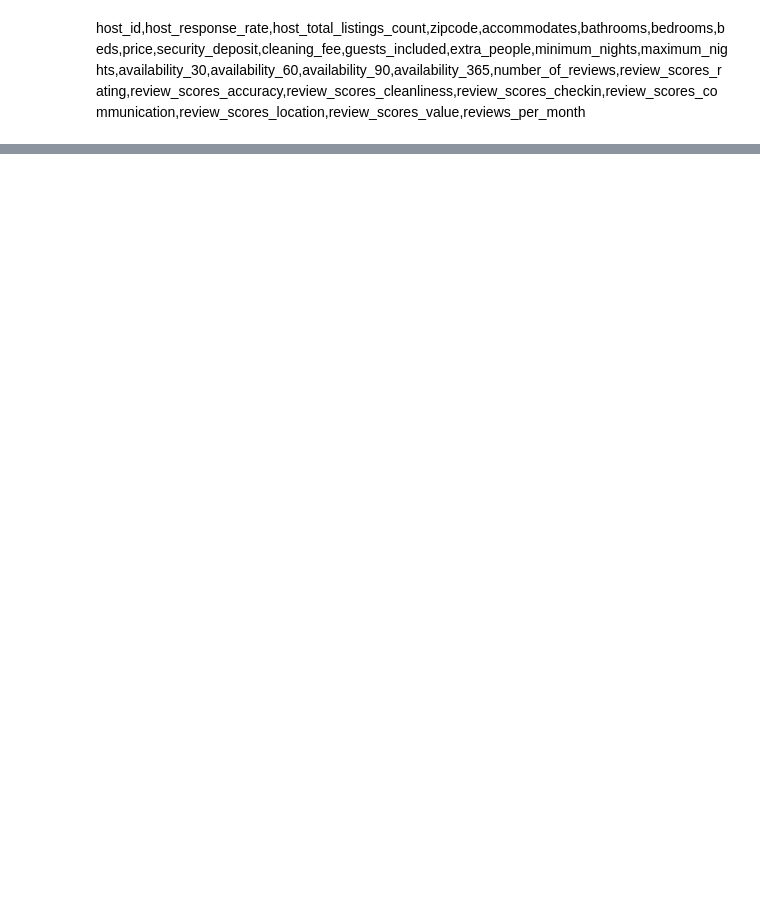
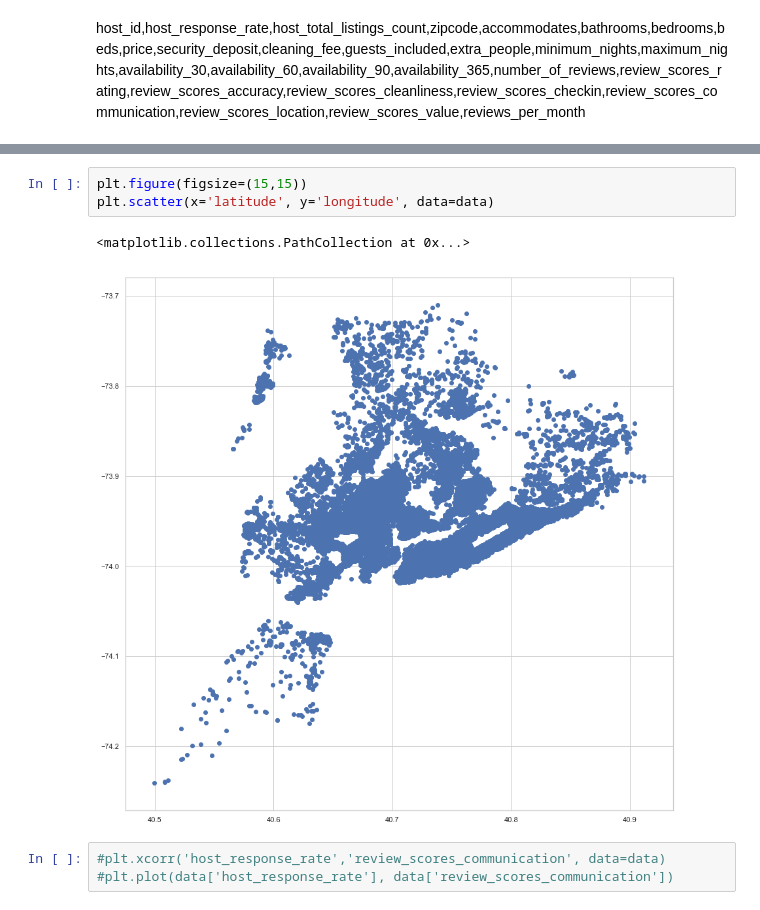
Before and after one commit to kavishashroff/Springboard, a Jupyter notebook: Capstone 1/EDA.ipynb, the cells around one changed output, grey strips where cells are left out. Saved outputs shown, nothing was run; the diff lists cells and outputs as text; blank space fills up the shorter version.

```diff
--- a/Capstone 1/EDA.ipynb
+++ b/Capstone 1/EDA.ipynb
@@ -137,0 +167,9 @@ plt.xticks(rotation=60)
+# %%
+plt.figure(figsize=(15,15))
+plt.scatter(x='latitude', y='longitude', data=data)
+# %% [output]
+<matplotlib.collections.PathCollection at 0x...>
+[figure, added]
+# %%
+#plt.xcorr('host_response_rate','review_scores_communication', data=data)
+#plt.plot(data['host_response_rate'], data['review_scores_communication'])
```
Also changed, not shown: parts of 17 cells of this notebook.
